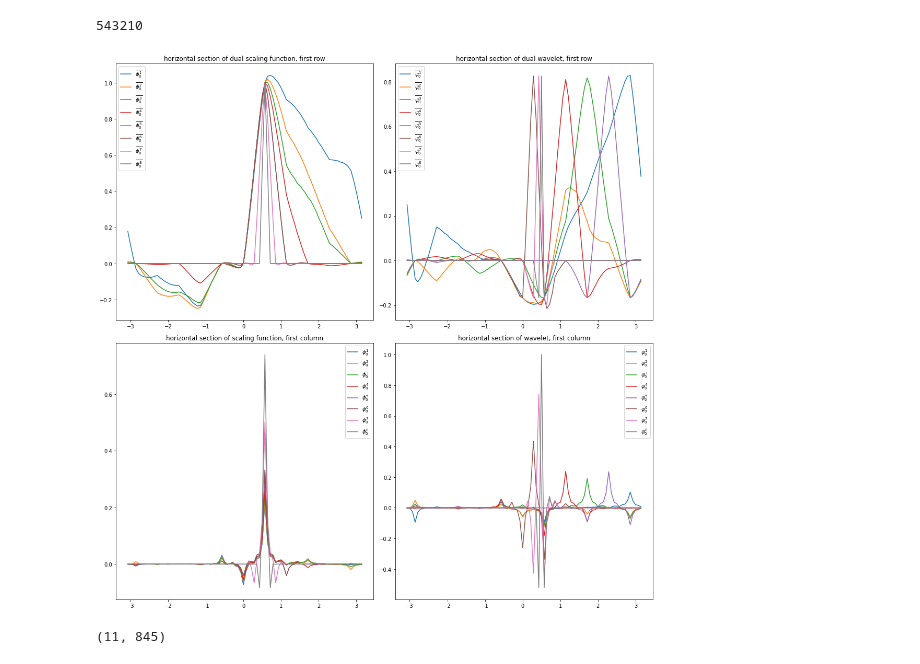
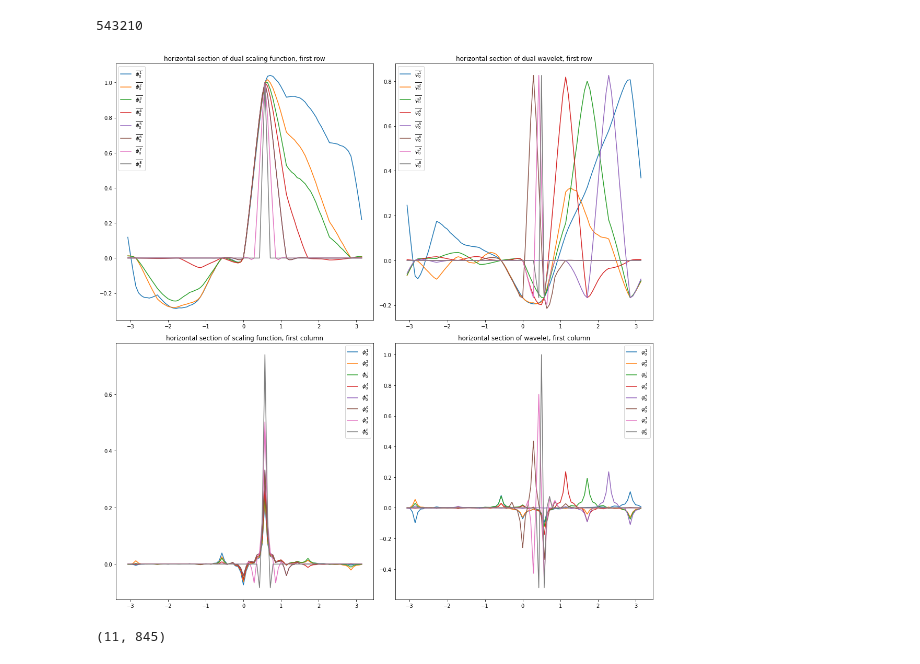
Before and after one commit to SamuelNarvaez/SWF, a Jupyter notebook: Transcoding.ipynb, the cells around one changed output. Drawn from its saved outputs; the diff is of its cells as text; code cells hidden in the pictures.

```diff
--- a/Transcoding.ipynb
+++ b/Transcoding.ipynb
@@ -93,9 +93,9 @@ optimal = SWF(base,meshset=opt_meshset)
 # %% [output]
 543210
 # %%
-PlotWavelets(optimal)
+PlotWavelets(optimal,0)
 # %% [output]
-[figure, old version]
+[figure, new version]
 # %%
 encoder = optimal.phi2s[3]
 # %%
```
Also changed, not shown: 2 other files.
